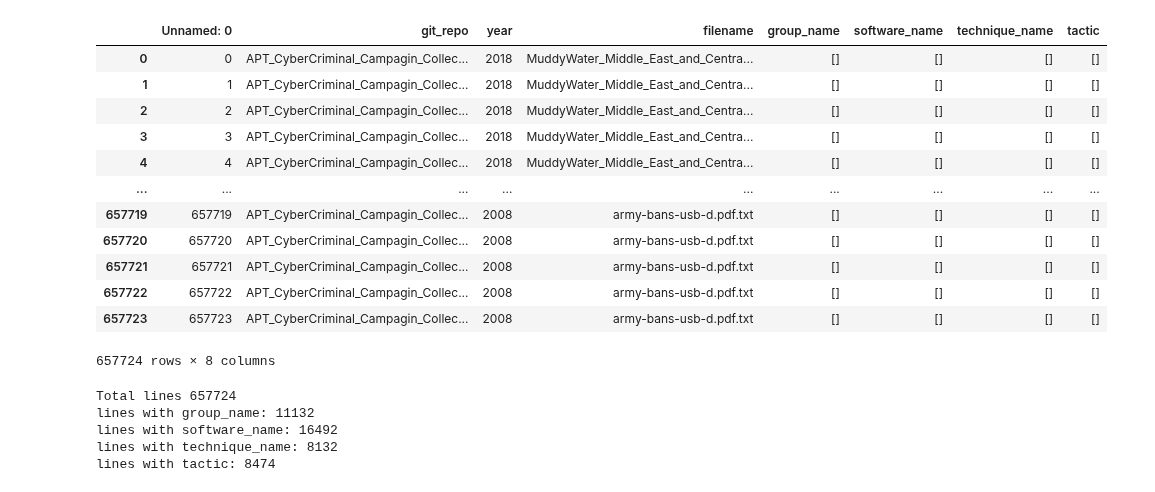
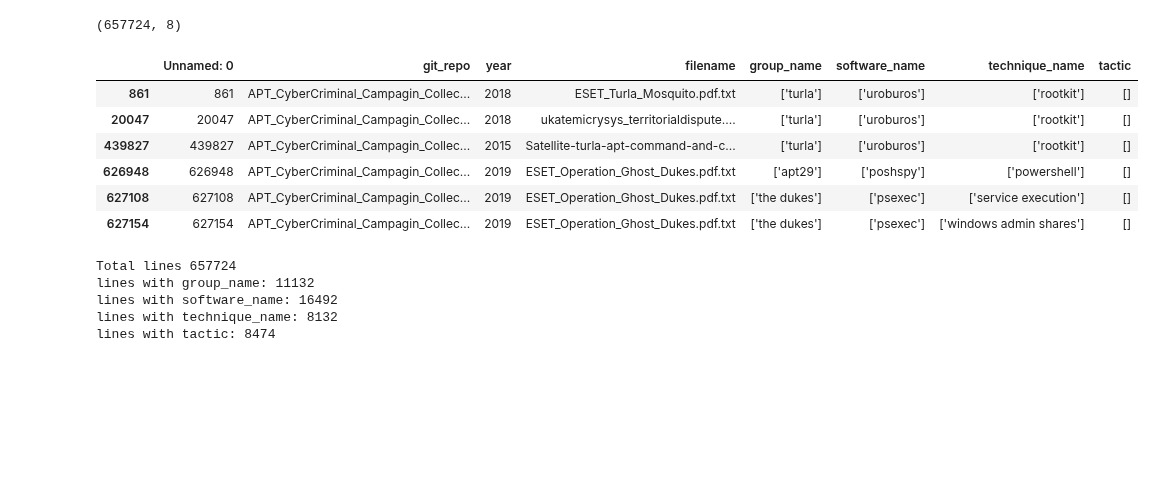
Before and after one commit to eyalho/Cyber_APT_Reports_NER, a Jupyter notebook: creating_data/show_stats_about_dataset.ipynb, the cells around one changed output. Cells and saved outputs as stored; diff of their text form; code cells hidden in the pictures; blank space fills up the shorter version.

```diff
--- a/creating_data/show_stats_about_dataset.ipynb
+++ b/creating_data/show_stats_about_dataset.ipynb
@@ -15,20 +11,16 @@ with zipfile.ZipFile(DF_INDEX_ZIP_FILE_PATH, 'r') as zip_ref:
-# %%
-index_df = pd.read_csv(DF_INDEX_CSV_FILE_PATH)
-index_df
-# %% [output]
-|  | Unnamed: 0 | git_repo | year | filename | group_name | software_name | technique_name | tactic |
-| 0 | 0 | APT_CyberCriminal_Campagin_Collec... | 2018 | MuddyWater_Middle_East_and_Centra... | [] | [] | [] | [] |
-| 1 | 1 | APT_CyberCriminal_Campagin_Collec... | 2018 | MuddyWater_Middle_East_and_Centra... | [] | [] | [] | [] |
-| 2 | 2 | APT_CyberCriminal_Campagin_Collec... | 2018 | MuddyWater_Middle_East_and_Centra... | [] | [] | [] | [] |
-| 3 | 3 | APT_CyberCriminal_Campagin_Collec... | 2018 | MuddyWater_Middle_East_and_Centra... | [] | [] | [] | [] |
-| 4 | 4 | APT_CyberCriminal_Campagin_Collec... | 2018 | MuddyWater_Middle_East_and_Centra... | [] | [] | [] | [] |
-| ... | ... | ... | ... | ... | ... | ... | ... | ... |
-| 657719 | 657719 | APT_CyberCriminal_Campagin_Collec... | 2008 | army-bans-usb-d.pdf.txt | [] | [] | [] | [] |
-| 657720 | 657720 | APT_CyberCriminal_Campagin_Collec... | 2008 | army-bans-usb-d.pdf.txt | [] | [] | [] | [] |
-| 657721 | 657721 | APT_CyberCriminal_Campagin_Collec... | 2008 | army-bans-usb-d.pdf.txt | [] | [] | [] | [] |
-| 657722 | 657722 | APT_CyberCriminal_Campagin_Collec... | 2008 | army-bans-usb-d.pdf.txt | [] | [] | [] | [] |
-| 657723 | 657723 | APT_CyberCriminal_Campagin_Collec... | 2008 | army-bans-usb-d.pdf.txt | [] | [] | [] | [] |
-657724 rows × 8 columns
+# %%
+index_df = pd.read_csv(DF_INDEX_PATH)
+print(index_df.shape)
+index_df[(index_df.group_name != "[]") & (index_df.software_name != "[]")& (index_df.technique_name != "[]")]
+# %% [output]
+(657724, 8)
+|  | Unnamed: 0 | git_repo | year | filename | group_name | software_name | technique_name | tactic |
+| 861 | 861 | APT_CyberCriminal_Campagin_Collec... | 2018 | ESET_Turla_Mosquito.pdf.txt | ['turla'] | ['uroburos'] | ['rootkit'] | [] |
+| 20047 | 20047 | APT_CyberCriminal_Campagin_Collec... | 2018 | ukatemicrysys_territorialdispute.... | ['turla'] | ['uroburos'] | ['rootkit'] | [] |
+| 439827 | 439827 | APT_CyberCriminal_Campagin_Collec... | 2015 | Satellite-turla-apt-command-and-c... | ['turla'] | ['uroburos'] | ['rootkit'] | [] |
+| 626948 | 626948 | APT_CyberCriminal_Campagin_Collec... | 2019 | ESET_Operation_Ghost_Dukes.pdf.txt | ['apt29'] | ['poshspy'] | ['powershell'] | [] |
+| 627108 | 627108 | APT_CyberCriminal_Campagin_Collec... | 2019 | ESET_Operation_Ghost_Dukes.pdf.txt | ['the dukes'] | ['psexec'] | ['service execution'] | [] |
+| 627154 | 627154 | APT_CyberCriminal_Campagin_Collec... | 2019 | ESET_Operation_Ghost_Dukes.pdf.txt | ['the dukes'] | ['psexec'] | ['windows admin shares'] | [] |
 # %%
 labels = ["group_name", "software_name", "technique_name", "tactic"]
 print(f"Total lines {len(index_df)}")
```
Also changed, not shown: parts of 8 cells of this notebook, 4 other files.
